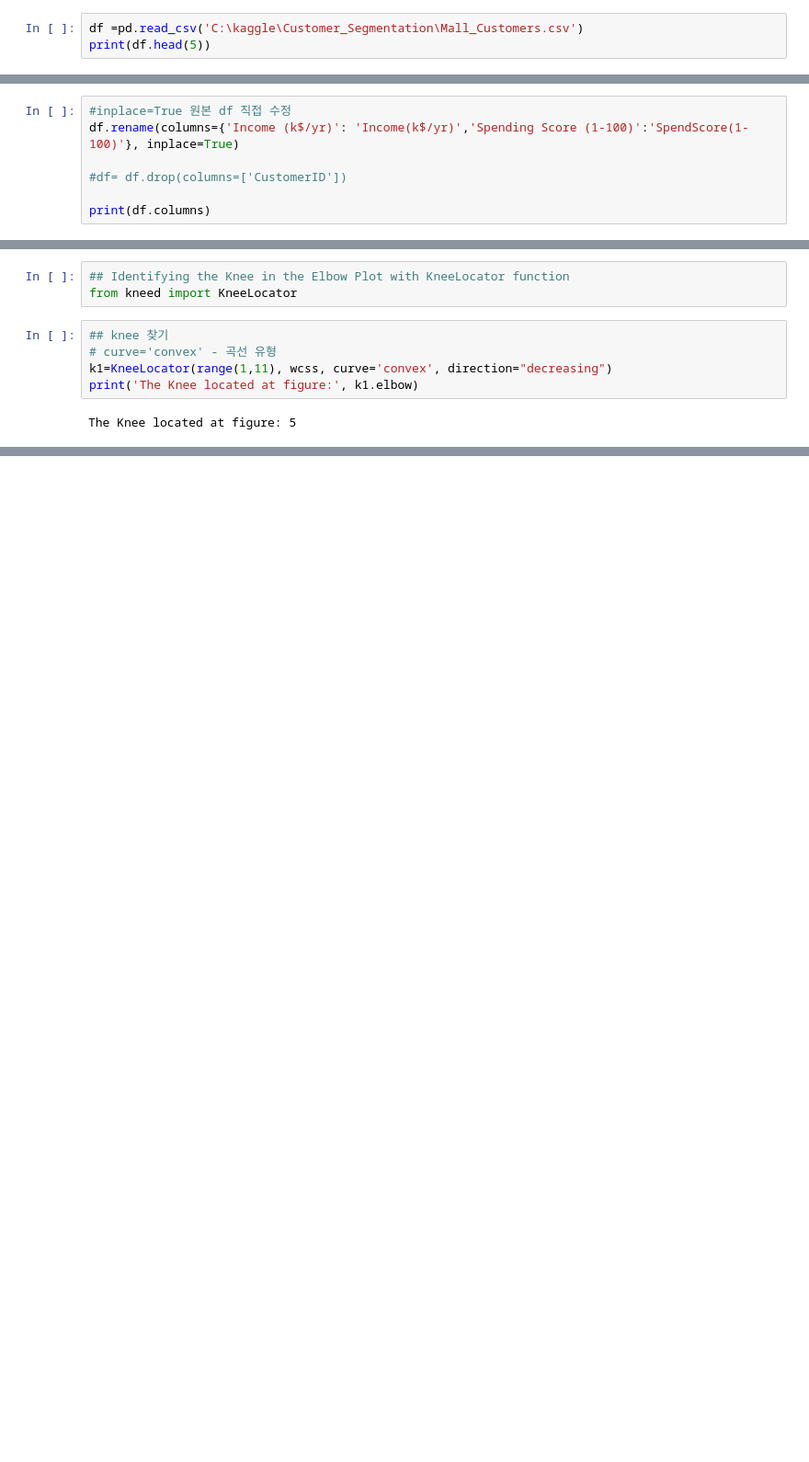
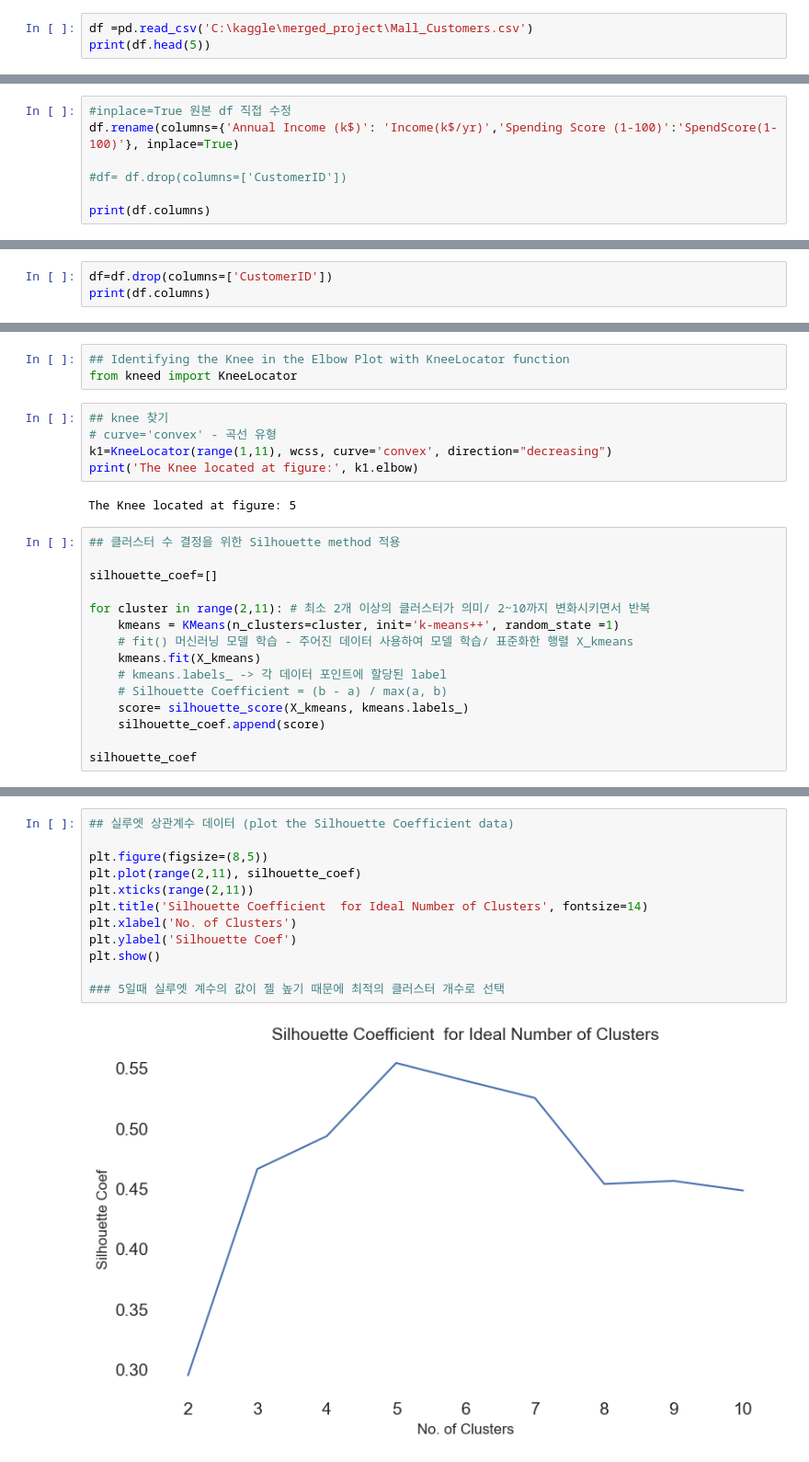
Before and after one commit to dahyjang/Customer_Segmentation, a Jupyter notebook: kmeans_hierarchial.ipynb, the cells around one changed output, grey strips where cells are left out. Shown: that part at 92% size. Drawn from its saved outputs; the diff is of its cells as text; blank space fills up the shorter version.

Commit message:
Kmeans_hierarchial code_ex

```diff
--- a/kmeans_hierarchial.ipynb
+++ b/kmeans_hierarchial.ipynb
@@ -21,7 +21,7 @@ from sklearn.cluster import AgglomerativeClustering ## 주어진 거리 matrix
 import warnings
 warnings.filterwarnings('ignore')
 # %%
-df =pd.read_csv('C:\kaggle\Customer_Segmentation\Mall_Customers.csv')
+df =pd.read_csv('C:\kaggle\merged_project\Mall_Customers.csv')
 print(df.head(5))
 # %% [output]
    CustomerID  Gender  Age  Annual Income (k$)  Spending Score (1-100)
@@ -70,7 +70,7 @@ Annual Income (k$)       41.5   61.5    78.0  137.0
 Spending Score (1-100)  34.75   50.0    73.0   99.0   ---------------------------------------------------------------------------
 # %%
 #inplace=True 원본 df 직접 수정
-df.rename(columns={'Income (k$/yr)': 'Income(k$/yr)','Spending Score (1-100)':'SpendScore(1-100)'}, inplace=True)
+df.rename(columns={'Annual Income (k$)': 'Income(k$/yr)','Spending Score (1-100)':'SpendScore(1-100)'}, inplace=True)
 
 #df= df.drop(columns=['CustomerID'])
 
@@ -79,0 +80,3 @@ Index(['Gender', 'Age', 'Income(k$/yr)', 'SpendScore(1-100)'], dtype='object')
+# %%
+df=df.drop(columns=['CustomerID'])
+print(df.columns)
@@ -285,3 +290,18 @@ k1=KneeLocator(range(1,11), wcss, curve='convex', direction="decreasing")
 print('The Knee located at figure:', k1.elbow)
 # %% [output]
 The Knee located at figure: 5
+# %%
+## 클러스터 수 결정을 위한 Silhouette method 적용
+
+silhouette_coef=[]
+
+for cluster in range(2,11): # 최소 2개 이상의 클러스터가 의미/ 2~10까지 변화시키면서 반복
+    kmeans = KMeans(n_clusters=cluster, init='k-means++', random_state =1)
+    # fit() 머신러닝 모델 학습 - 주어진 데이터 사용하여 모델 학습/ 표준화한 행렬 X_kmeans
+    kmeans.fit(X_kmeans)
+    # kmeans.labels_ -> 각 데이터 포인트에 할당된 label
+    # Silhouette Coefficient = (b - a) / max(a, b)
+    score= silhouette_score(X_kmeans, kmeans.labels_)
+    silhouette_coef.append(score)
+
+silhouette_coef
@@ -287,0 +318,14 @@ The Knee located at figure: 5
+# %%
+## 실루엣 상관계수 데이터 (plot the Silhouette Coefficient data)
+
+plt.figure(figsize=(8,5))
+plt.plot(range(2,11), silhouette_coef)
+plt.xticks(range(2,11))
+plt.title('Silhouette Coefficient  for Ideal Number of Clusters', fontsize=14)
+plt.xlabel('No. of Clusters')
+plt.ylabel('Silhouette Coef')
+plt.show()
+
+### 5일때 실루엣 계수의 값이 젤 높기 때문에 최적의 클러스터 개수로 선택
+# %% [output]
+[figure, added]
```
Also changed, not shown: parts of 13 cells of this notebook.
